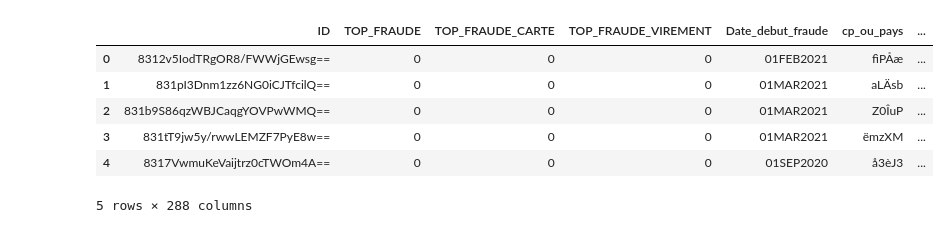
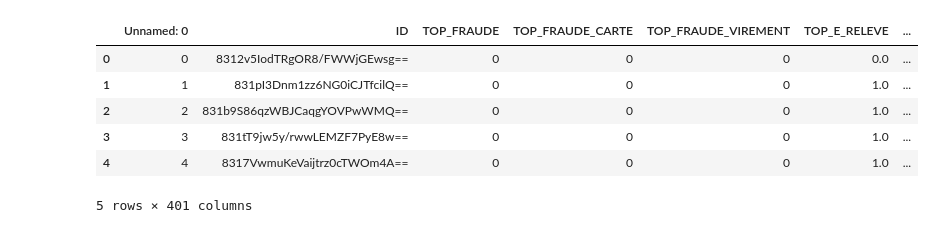
Before and after one commit to hadda-hassan/PIP2022_G1, a Jupyter notebook: noreen_ACP_v1.ipynb, the cells around one changed output. Saved outputs shown, nothing was run; the diff lists cells and outputs as text; code cells hidden in the pictures.

```diff
--- a/noreen_ACP_v1.ipynb
+++ b/noreen_ACP_v1.ipynb
@@ -13,0 +25,4 @@ MemoryError: Unable to allocate 6.48 MiB for an array with shape (849346,) and d
+# %%
+#Import jeu de données nettoyées
+data2 = pd.read_csv('C:/Users/noree/OneDrive/Documents/Mes documents/M1 SID/Interpromo/PIP_2022NA/crypted_DATA1/Donnees_v2.csv')
+data2
@@ -14,11 +43,11 @@ MemoryError: Unable to allocate 6.48 MiB for an array with shape (849346,) and d
 # %%
-df = data1.copy()
+df = data2.copy()
 df.head()
 # %% [output]
-|  | ID | TOP_FRAUDE | TOP_FRAUDE_CARTE | TOP_FRAUDE_VIREMENT | Date_debut_fraude | cp_ou_pays | ... |
-| 0 | 8312v5IodTRgOR8/FWWjGEwsg== | 0 | 0 | 0 | 01FEB2021 | fìPÅæ | ... |
-| 1 | 831pI3Dnm1zz6NG0iCJTfcilQ== | 0 | 0 | 0 | 01MAR2021 | aLÄsb | ... |
-| 2 | 831b9S86qzWBJCaqgYOVPwWMQ== | 0 | 0 | 0 | 01MAR2021 | Z0ÎuP | ... |
-| 3 | 831tT9jw5y/rwwLEMZF7PyE8w== | 0 | 0 | 0 | 01MAR2021 | ëmzXM | ... |
-| 4 | 8317VwmuKeVaijtrz0cTWOm4A== | 0 | 0 | 0 | 01SEP2020 | å3èJ3 | ... |
+|  | Unnamed: 0 | ID | TOP_FRAUDE | TOP_FRAUDE_CARTE | TOP_FRAUDE_VIREMENT | TOP_E_RELEVE | ... |
+| 0 | 0 | 8312v5IodTRgOR8/FWWjGEwsg== | 0 | 0 | 0 | 0.0 | ... |
+| 1 | 1 | 831pI3Dnm1zz6NG0iCJTfcilQ== | 0 | 0 | 0 | 1.0 | ... |
+| 2 | 2 | 831b9S86qzWBJCaqgYOVPwWMQ== | 0 | 0 | 0 | 1.0 | ... |
+| 3 | 3 | 831tT9jw5y/rwwLEMZF7PyE8w== | 0 | 0 | 0 | 1.0 | ... |
+| 4 | 4 | 8317VwmuKeVaijtrz0cTWOm4A== | 0 | 0 | 0 | 1.0 | ... |
-5 rows × 288 columns
+5 rows × 401 columns
```
Also changed, not shown: parts of 15 cells of this notebook.
